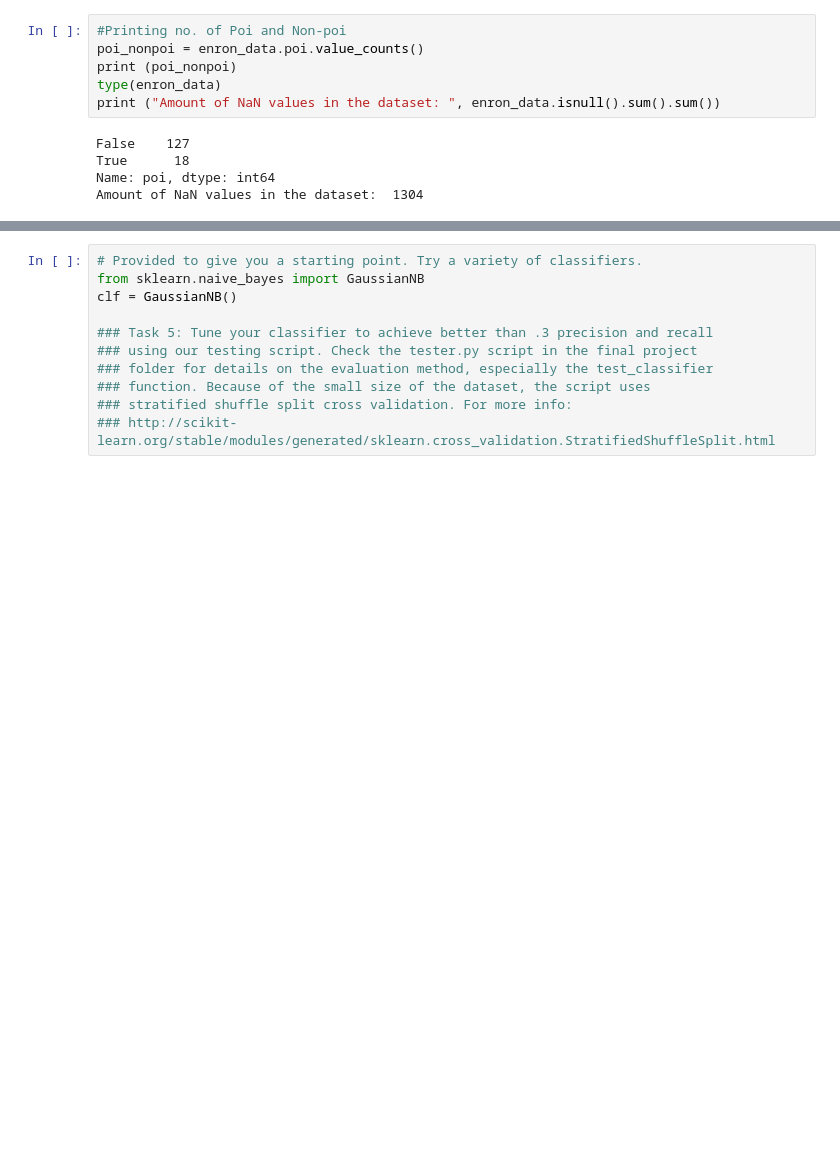
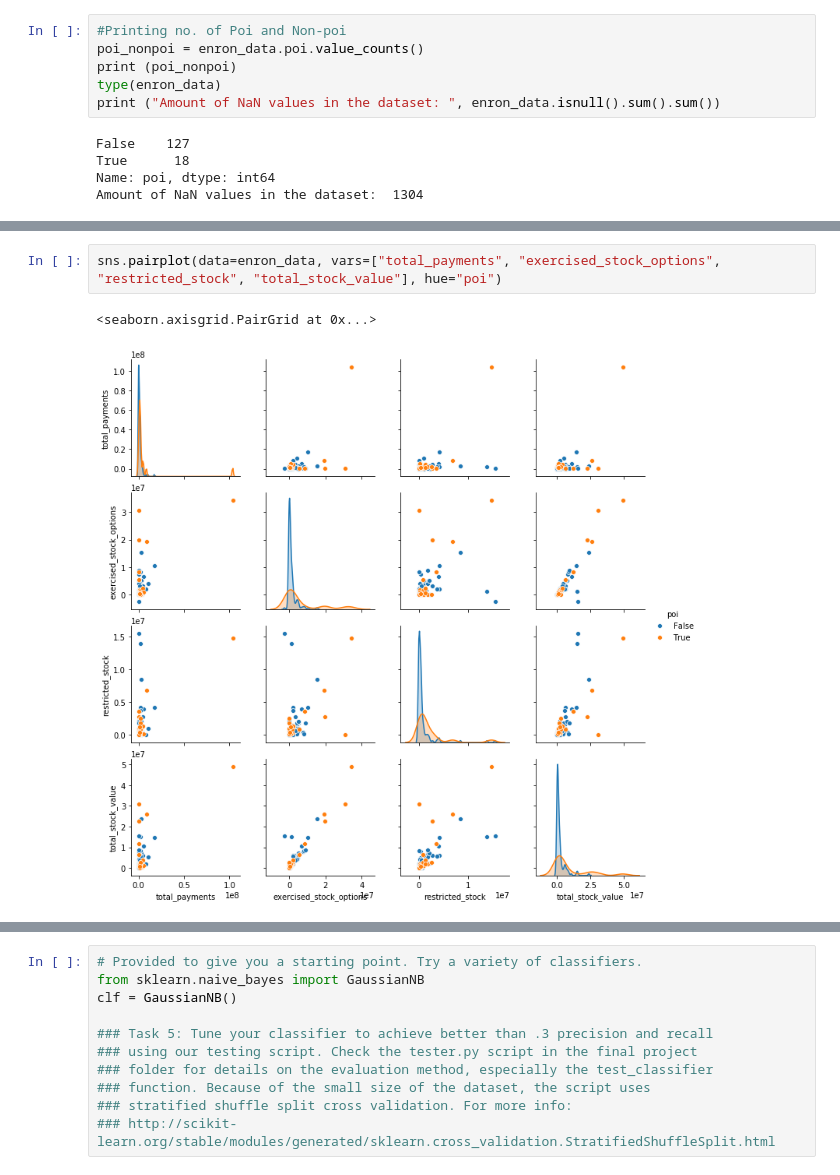
Before and after one commit to Anukriti2512/Person-of-Interest-Classifier, a Jupyter notebook: final_project/Poi_Classifier.ipynb, the cells around one changed output, grey strips where cells are left out. Cells and saved outputs as stored; diff of their text form; blank space fills up the shorter version.

```diff
--- a/final_project/Poi_Classifier.ipynb
+++ b/final_project/Poi_Classifier.ipynb
@@ -118,0 +169,5 @@ See the caveats in the documentation: http://pandas.pydata.org/pandas-docs/stabl
+# %%
+sns.pairplot(data=enron_data, vars=["total_payments", "exercised_stock_options", "restricted_stock", "total_stock_value"], hue="poi")
+# %% [output]
+<seaborn.axisgrid.PairGrid at 0x...>
+[figure, added]
```
Also changed, not shown: parts of 8 cells of this notebook.
